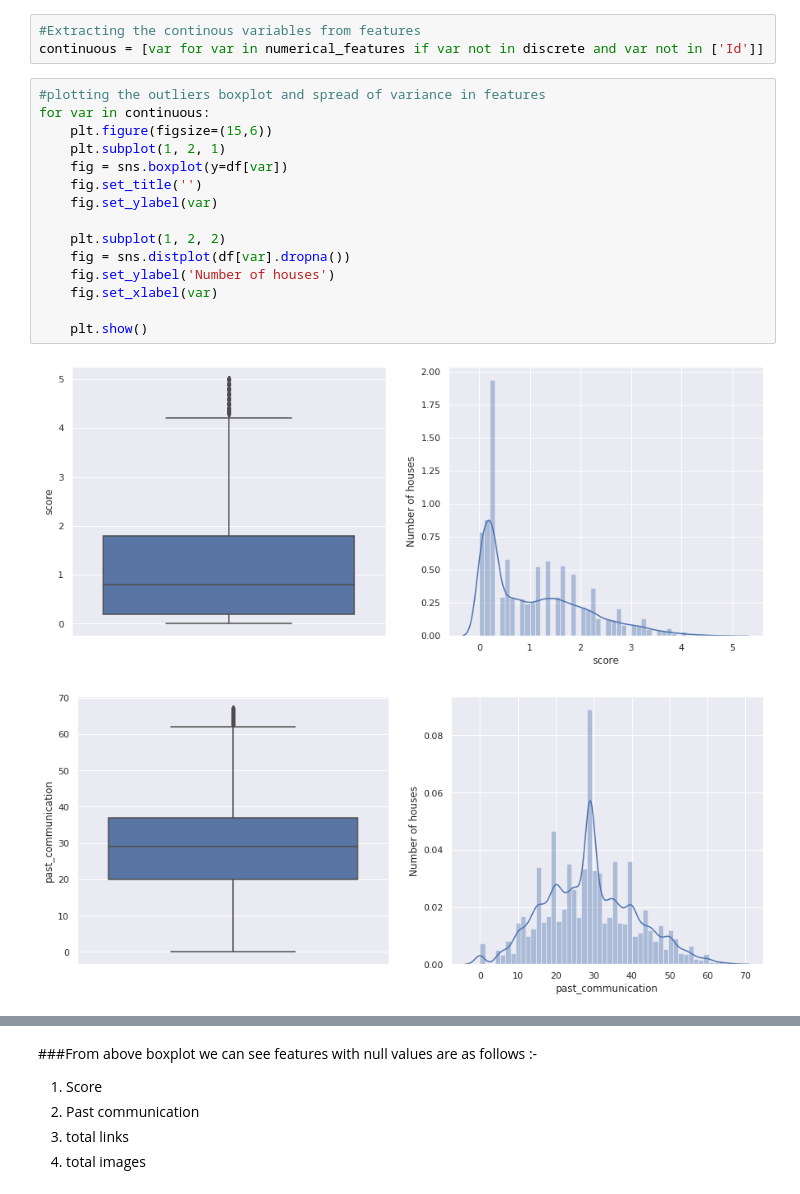
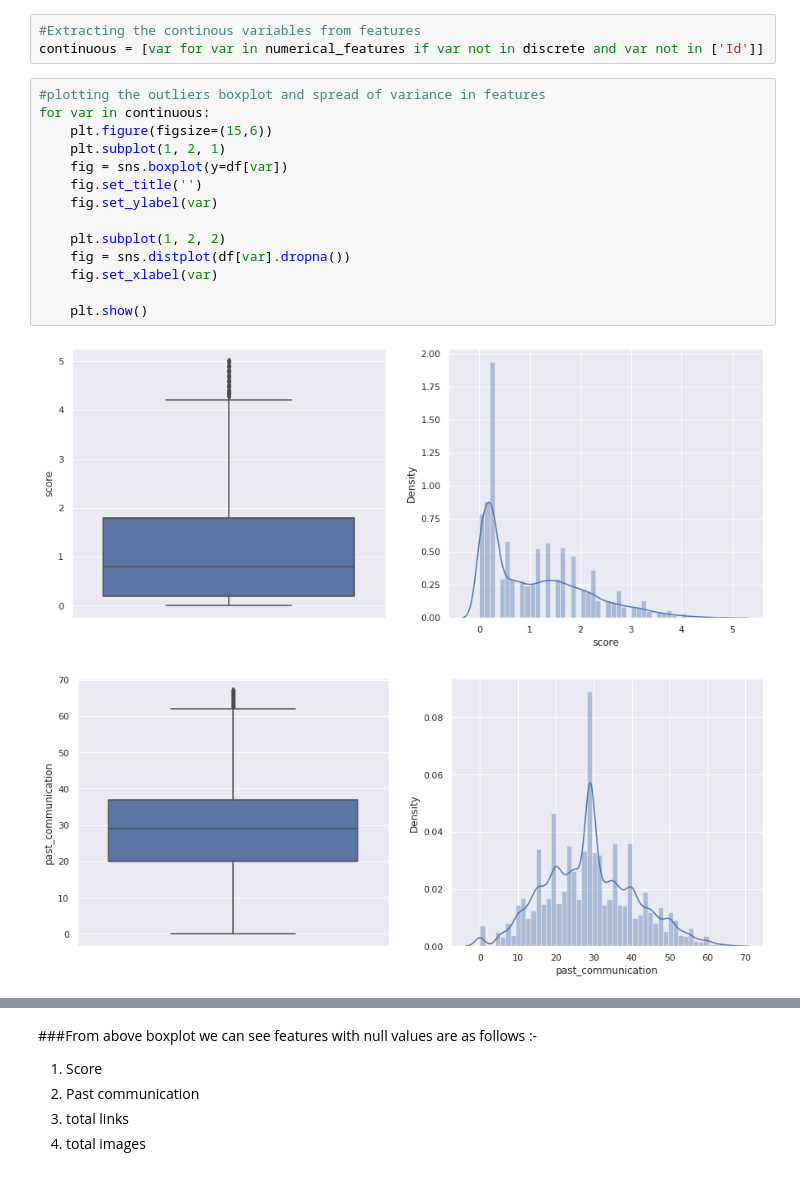
Before and after one commit to ShubhamDeshmukh27/Email-Campaign-Effectiveness-Prediction-, a Jupyter notebook: Email_Campaign_Effectiveness_Prediction.ipynb, the cells around one changed output, grey strips where cells are left out. Cells and saved outputs as stored; diff of their text form.

```diff
--- a/Email_Campaign_Effectiveness_Prediction.ipynb
+++ b/Email_Campaign_Effectiveness_Prediction.ipynb
@@ -386,18 +410,17 @@ continuous = [var for var in numerical_features if var not in discrete and var n
 # %%
 #plotting the outliers boxplot and spread of variance in features
 for var in continuous:
     plt.figure(figsize=(15,6))
     plt.subplot(1, 2, 1)
     fig = sns.boxplot(y=df[var])
     fig.set_title('')
     fig.set_ylabel(var)
 
     plt.subplot(1, 2, 2)
     fig = sns.distplot(df[var].dropna())
-    fig.set_ylabel('Number of houses')
     fig.set_xlabel(var)
 
     plt.show()
 # %% [output]
-[figure, old version]
+[figure, new version]
-[figure, old version]
+[figure, new version]
```
Also changed, not shown: parts of 59 cells of this notebook.
